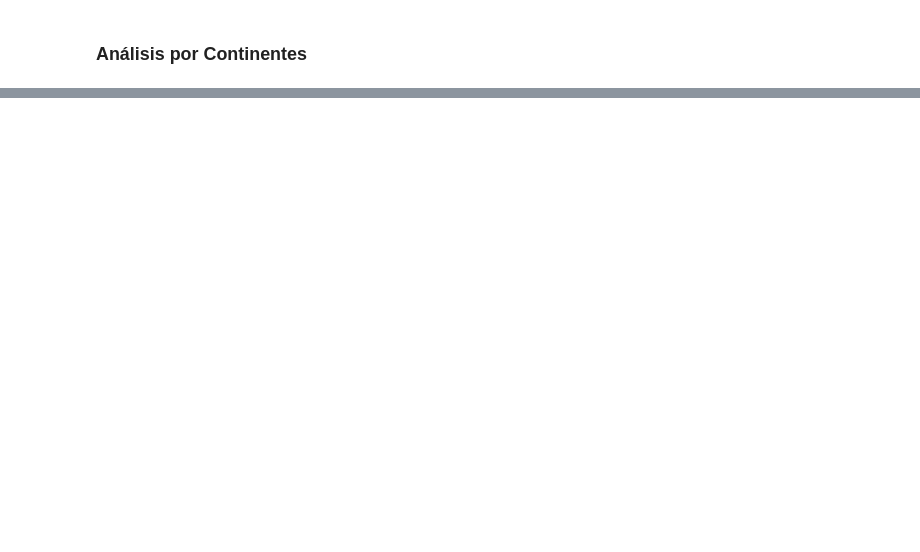
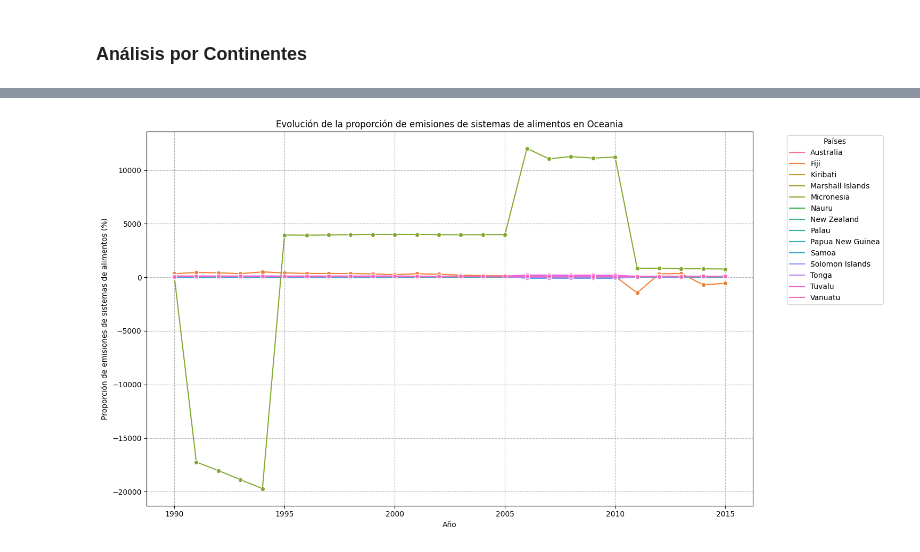
Before and after one commit to EstebanAG1005/Laboratorio-9-DS, a Jupyter notebook: data_visualization_lab.ipynb, the cells around one changed output, grey strips where cells are left out. Saved outputs shown, nothing was run; the diff lists cells and outputs as text; code cells hidden in the pictures; blank space fills up the shorter version.

```diff
--- a/data_visualization_lab.ipynb
+++ b/data_visualization_lab.ipynb
@@ -67,0 +147,13 @@ plt.show()
+# %%
+oceania_data = data_continents[data_continents['Continent'] == 'Oceania']
+plt.figure(figsize=(15, 8))
+sns.lineplot(data=oceania_data, x='Year', y="Food's share of total emissions (incl. LULUFC)", hue='Entity', marker="o")
+plt.title("Evolución de la proporción de emisiones de sistemas de alimentos en Oceania")
+plt.xlabel("Año")
+plt.ylabel("Proporción de emisiones de sistemas de alimentos (%)")
+plt.legend(title="Países", bbox_to_anchor=(1.05, 1), loc='upper left')
+plt.grid(True, which="both", ls="--", c='0.7')
+plt.tight_layout()
+plt.show()
+# %% [output]
+[figure, added]
```
Also changed, not shown: parts of 12 cells of this notebook.
